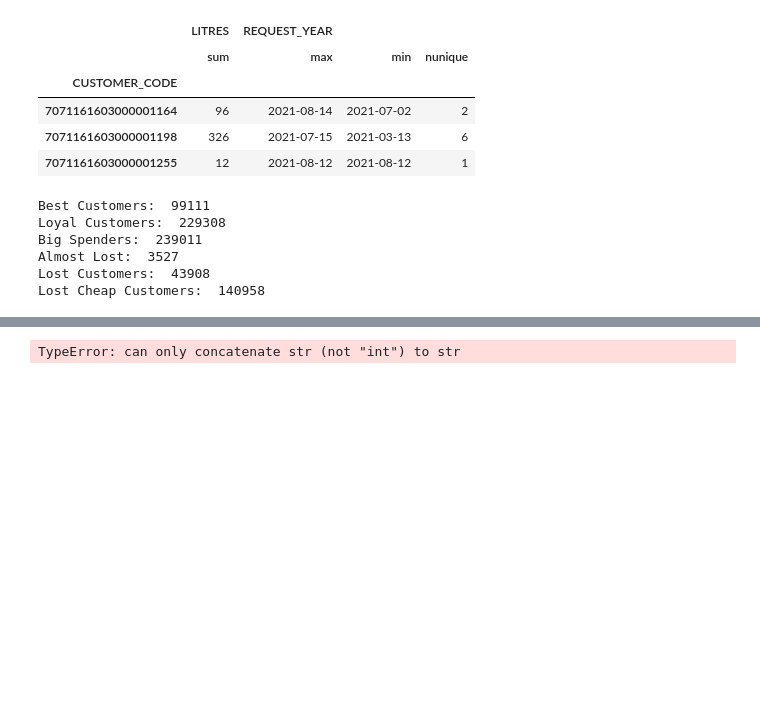
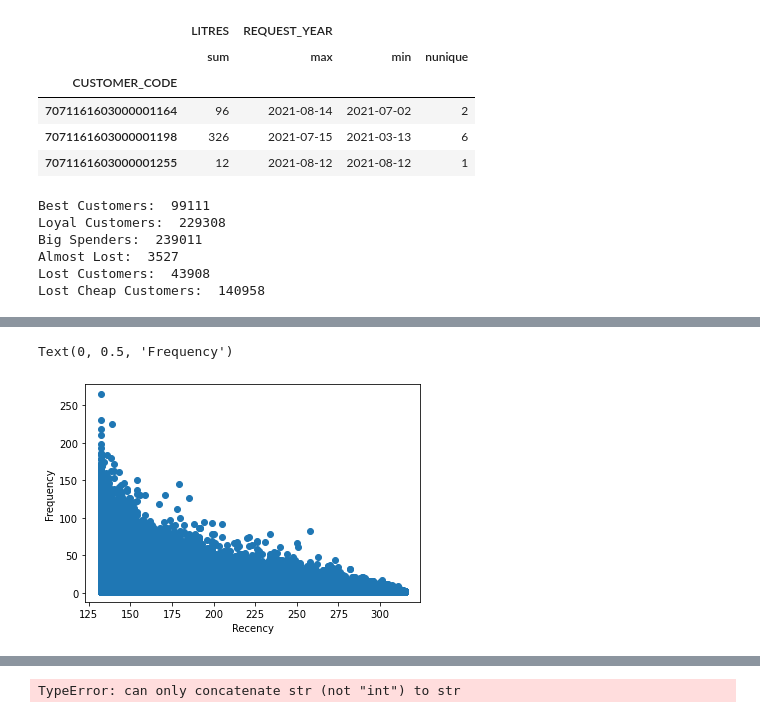
Before and after one commit to Alantjee/GBACDutchieVita, a Jupyter notebook: Transaction data notebook(1)-2.ipynb, the cells around one changed output, grey strips where cells are left out. Drawn from its saved outputs; the diff is of its cells as text; code cells hidden in the pictures; blank space fills up the shorter version.

```diff
--- a/Transaction data notebook(1)-2.ipynb
+++ b/Transaction data notebook(1)-2.ipynb
@@ -414,0 +1053,7 @@ rfm.head()
+# %%
+plt.scatter(rfm['recency'],rfm['frequency'])
+plt.xlabel("Recency")
+plt.ylabel("Frequency")
+# %% [output]
+Text(0, 0.5, 'Frequency')
+[figure, added]
```
Also changed, not shown: parts of 66 cells of this notebook, 1 other file.
